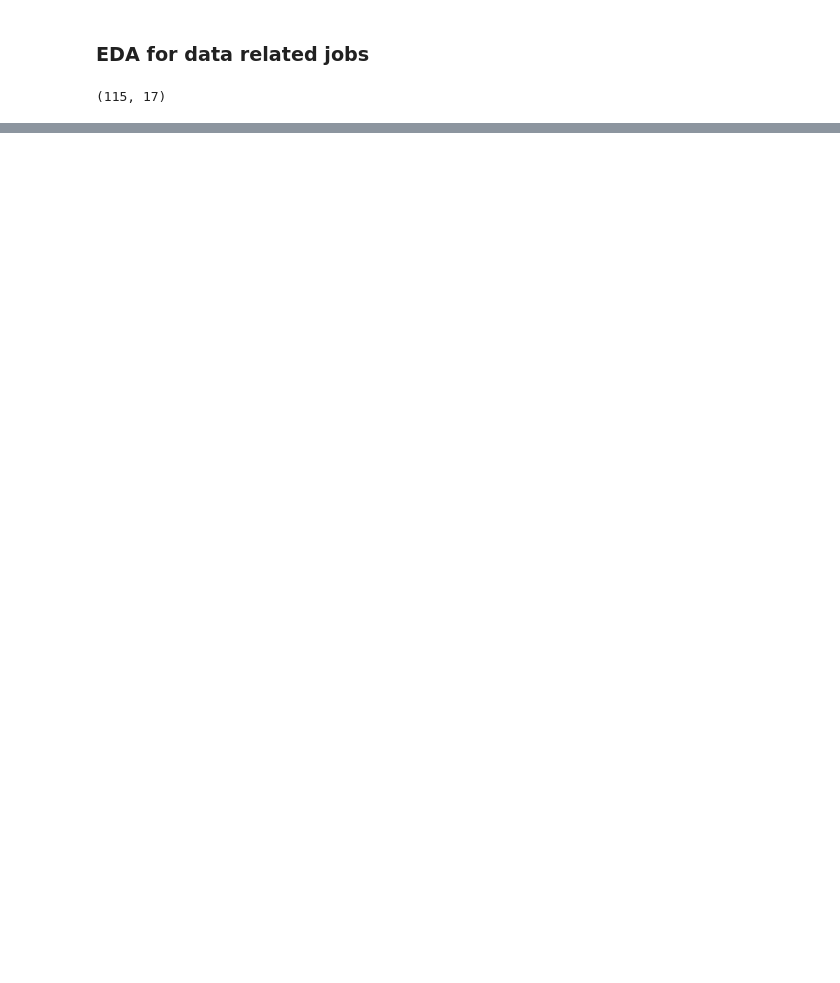
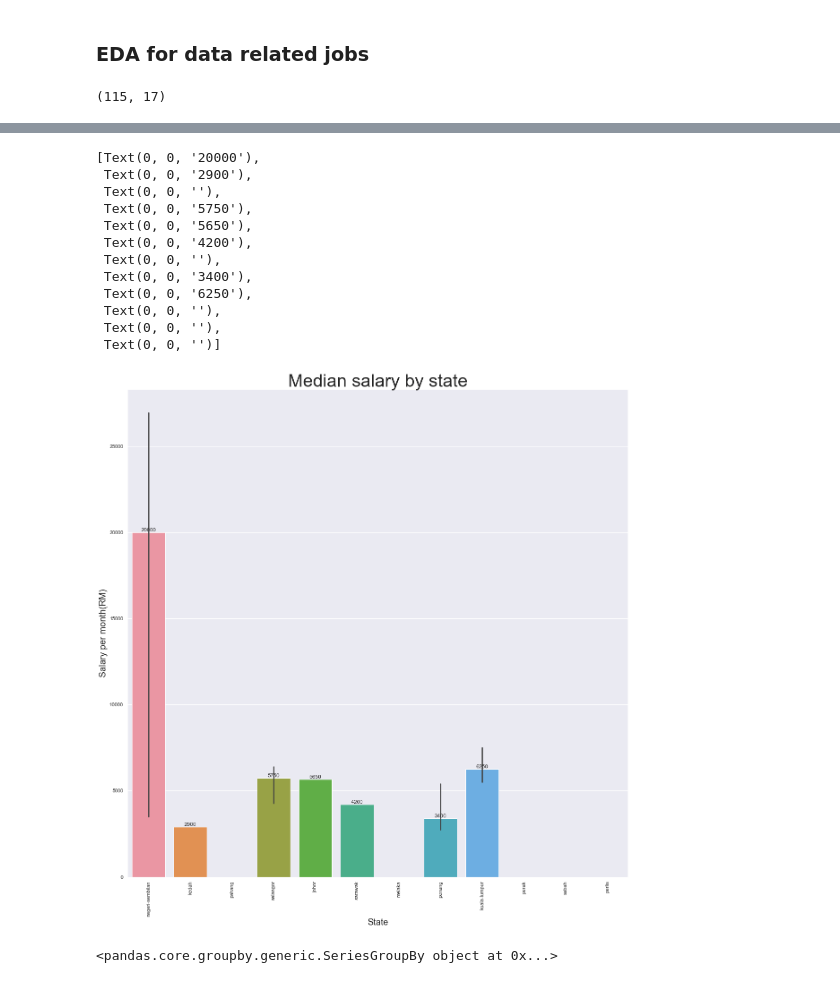
Before and after one commit to roosern-dev/Malaysia_data_jobs_analysis, a Jupyter notebook: data/cleaning.ipynb, the cells around one changed output, grey strips where cells are left out. Drawn from its saved outputs; the diff is of its cells as text; code cells hidden in the pictures; blank space fills up the shorter version.

```diff
--- a/data/cleaning.ipynb
+++ b/data/cleaning.ipynb
@@ -404,0 +431,2 @@ dtype: int64
+# %%
+df_data_jobs['median_salary'] = (df_data_jobs['start_salary_range'] + df_data_jobs['end_salary_range'])/2
@@ -404,0 +457,22 @@ dtype: int64
+# %%
+sns.set(rc={'figure.figsize':(20,20)})
+bar = sns.barplot(data=df_data_jobs, x='state', y='median_salary', estimator=np.median)
+bar.set_title("Median salary by state", fontsize=40)
+bar.set_ylabel("Salary per month(RM)", fontsize=20)
+bar.set_xlabel("State", fontsize=20)
+bar.tick_params(axis='x', rotation=90)
+bar.bar_label(bar.containers[0])
+# %% [output]
+[Text(0, 0, '20000'),
+ Text(0, 0, '2900'),
+ Text(0, 0, ''),
+ Text(0, 0, '5750'),
+ Text(0, 0, '5650'),
+ Text(0, 0, '4200'),
+ Text(0, 0, ''),
+ Text(0, 0, '3400'),
+ Text(0, 0, '6250'),
+ Text(0, 0, ''),
+ Text(0, 0, ''),
+ Text(0, 0, '')]
+[figure, added]
@@ -404,0 +481,4 @@ dtype: int64
+# %%
+df_salary_by_state
+# %% [output]
+<pandas.core.groupby.generic.SeriesGroupBy object at 0x...>
```
Also changed, not shown: parts of 25 cells of this notebook.
